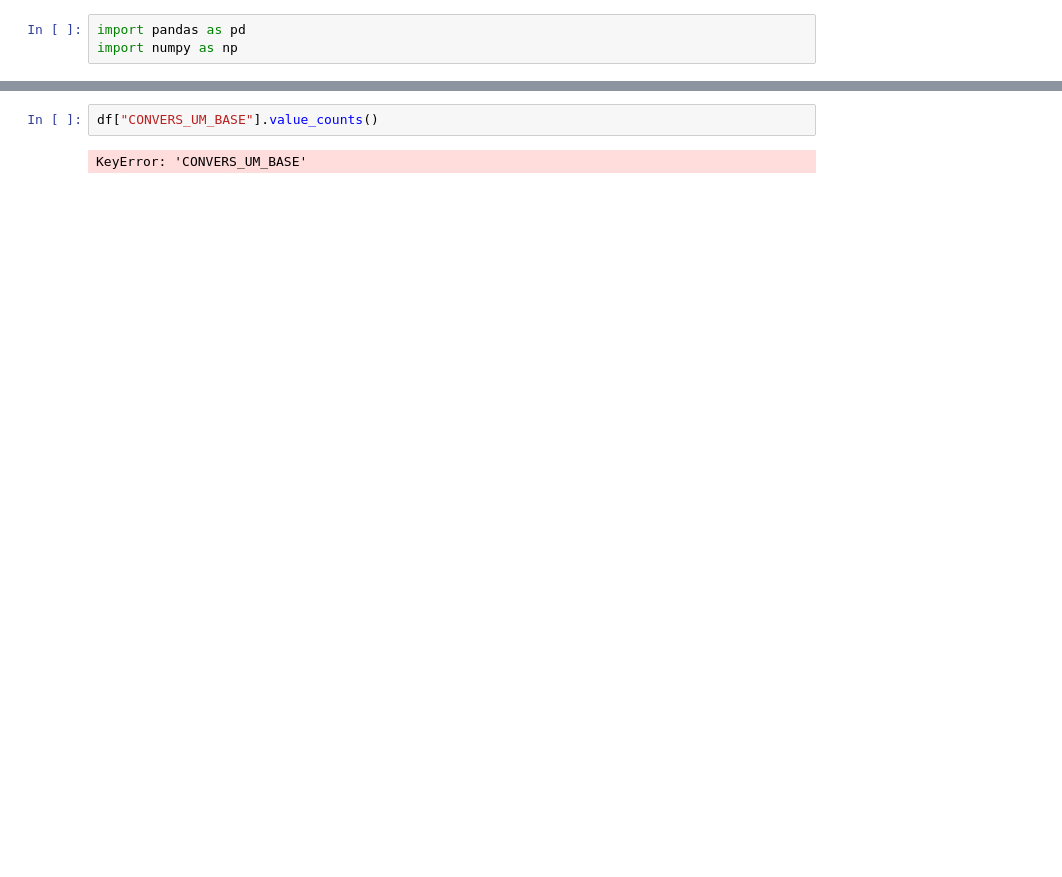
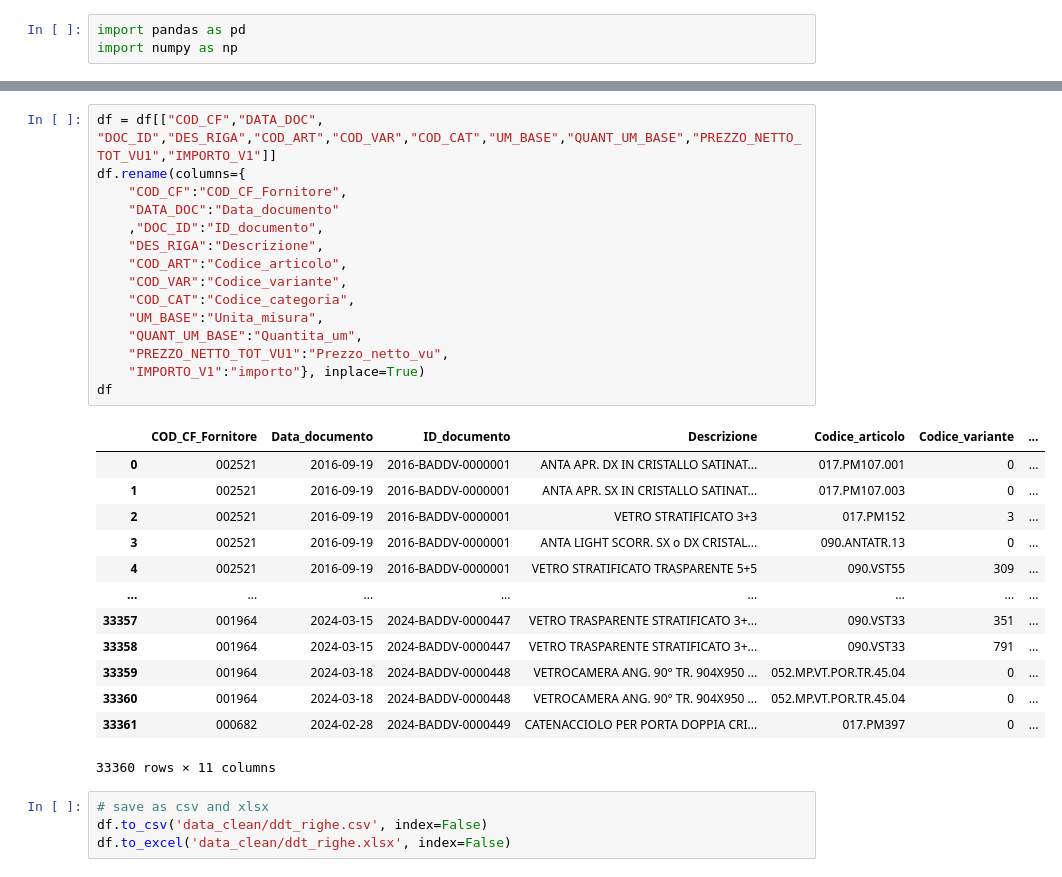
Before and after one commit to Ishikawa7/DEMO-Sales-Data-Analysis-and-Price-List-Management-System, a Jupyter notebook: preprocessing_DDT.ipynb, the cells around one changed output, grey strips where cells are left out. Drawn from its saved outputs; the diff is of its cells as text; blank space fills up the shorter version.

```diff
--- a/preprocessing_DDT.ipynb
+++ b/preprocessing_DDT.ipynb
@@ -75,4 +89,33 @@ df.head()
-# %%
-df["CONVERS_UM_BASE"].value_counts()
-# %% [output]
-KeyError: 'CONVERS_UM_BASE'
+# %%
+df = df[["COD_CF","DATA_DOC", "DOC_ID","DES_RIGA","COD_ART","COD_VAR","COD_CAT","UM_BASE","QUANT_UM_BASE","PREZZO_NETTO_TOT_VU1","IMPORTO_V1"]]
+df.rename(columns={
+    "COD_CF":"COD_CF_Fornitore",
+    "DATA_DOC":"Data_documento"
+    ,"DOC_ID":"ID_documento",
+    "DES_RIGA":"Descrizione",
+    "COD_ART":"Codice_articolo",
+    "COD_VAR":"Codice_variante",
+    "COD_CAT":"Codice_categoria",
+    "UM_BASE":"Unita_misura",
+    "QUANT_UM_BASE":"Quantita_um",
+    "PREZZO_NETTO_TOT_VU1":"Prezzo_netto_vu",
+    "IMPORTO_V1":"importo"}, inplace=True)
+df
+# %% [output]
+|  | COD_CF_Fornitore | Data_documento | ID_documento | Descrizione | Codice_articolo | Codice_variante | ... |
+| 0 | 002521 | 2016-09-19 | 2016-BADDV-0000001 | ANTA APR. DX IN CRISTALLO SATINAT... | 017.PM107.001 | 0 | ... |
+| 1 | 002521 | 2016-09-19 | 2016-BADDV-0000001 | ANTA APR. SX IN CRISTALLO SATINAT... | 017.PM107.003 | 0 | ... |
+| 2 | 002521 | 2016-09-19 | 2016-BADDV-0000001 | VETRO STRATIFICATO 3+3 | 017.PM152 | 3 | ... |
+| 3 | 002521 | 2016-09-19 | 2016-BADDV-0000001 | ANTA LIGHT SCORR. SX o DX CRISTAL... | 090.ANTATR.13 | 0 | ... |
+| 4 | 002521 | 2016-09-19 | 2016-BADDV-0000001 | VETRO STRATIFICATO TRASPARENTE 5+5 | 090.VST55 | 309 | ... |
+| ... | ... | ... | ... | ... | ... | ... | ... |
+| 33357 | 001964 | 2024-03-15 | 2024-BADDV-0000447 | VETRO TRASPARENTE STRATIFICATO 3+... | 090.VST33 | 351 | ... |
+| 33358 | 001964 | 2024-03-15 | 2024-BADDV-0000447 | VETRO TRASPARENTE STRATIFICATO 3+... | 090.VST33 | 791 | ... |
+| 33359 | 001964 | 2024-03-18 | 2024-BADDV-0000448 | VETROCAMERA ANG. 90° TR. 904X950 ... | 052.MP.VT.POR.TR.45.04 | 0 | ... |
+| 33360 | 001964 | 2024-03-18 | 2024-BADDV-0000448 | VETROCAMERA ANG. 90° TR. 904X950 ... | 052.MP.VT.POR.TR.45.04 | 0 | ... |
+| 33361 | 000682 | 2024-02-28 | 2024-BADDV-0000449 | CATENACCIOLO PER PORTA DOPPIA CRI... | 017.PM397 | 0 | ... |
+33360 rows × 11 columns
+# %%
+# save as csv and xlsx
+df.to_csv('data_clean/ddt_righe.csv', index=False)
+df.to_excel('data_clean/ddt_righe.xlsx', index=False)
```
Also changed, not shown: parts of 5 cells of this notebook, 5 other files.
